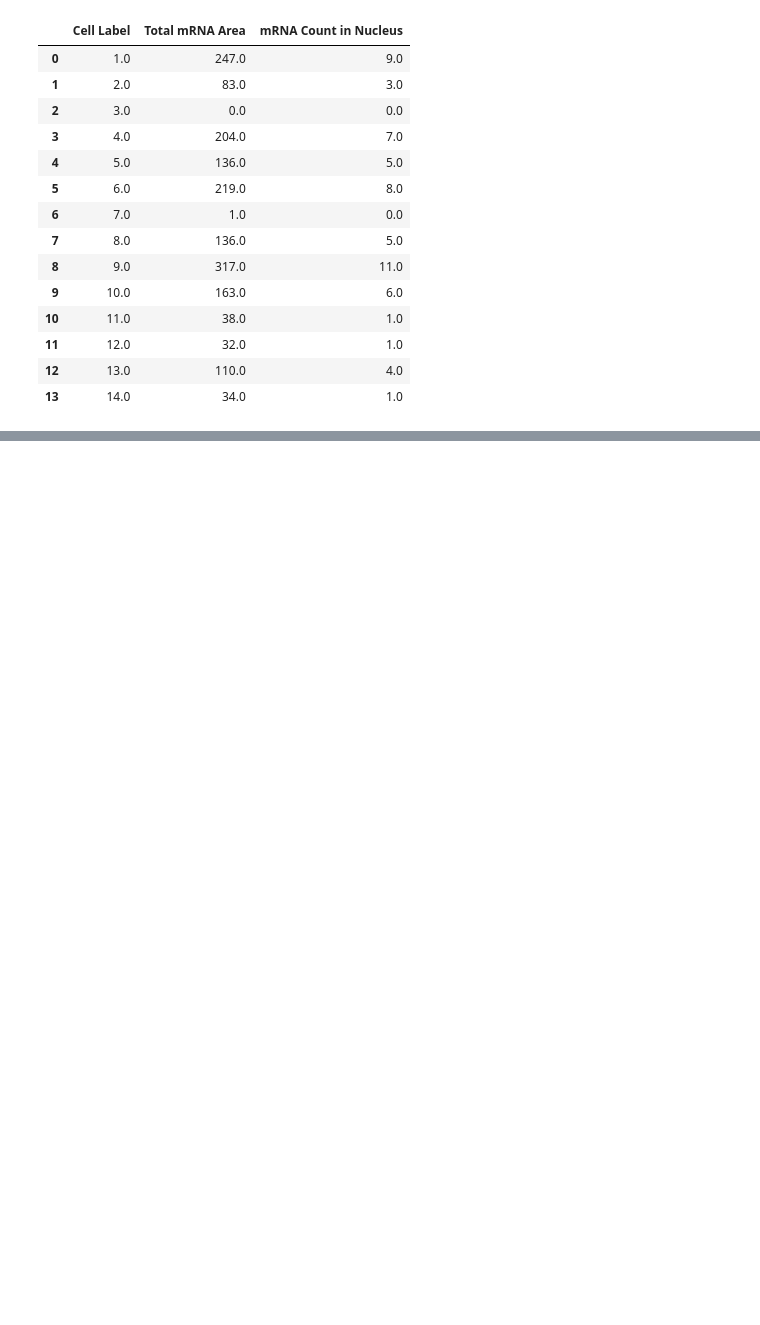
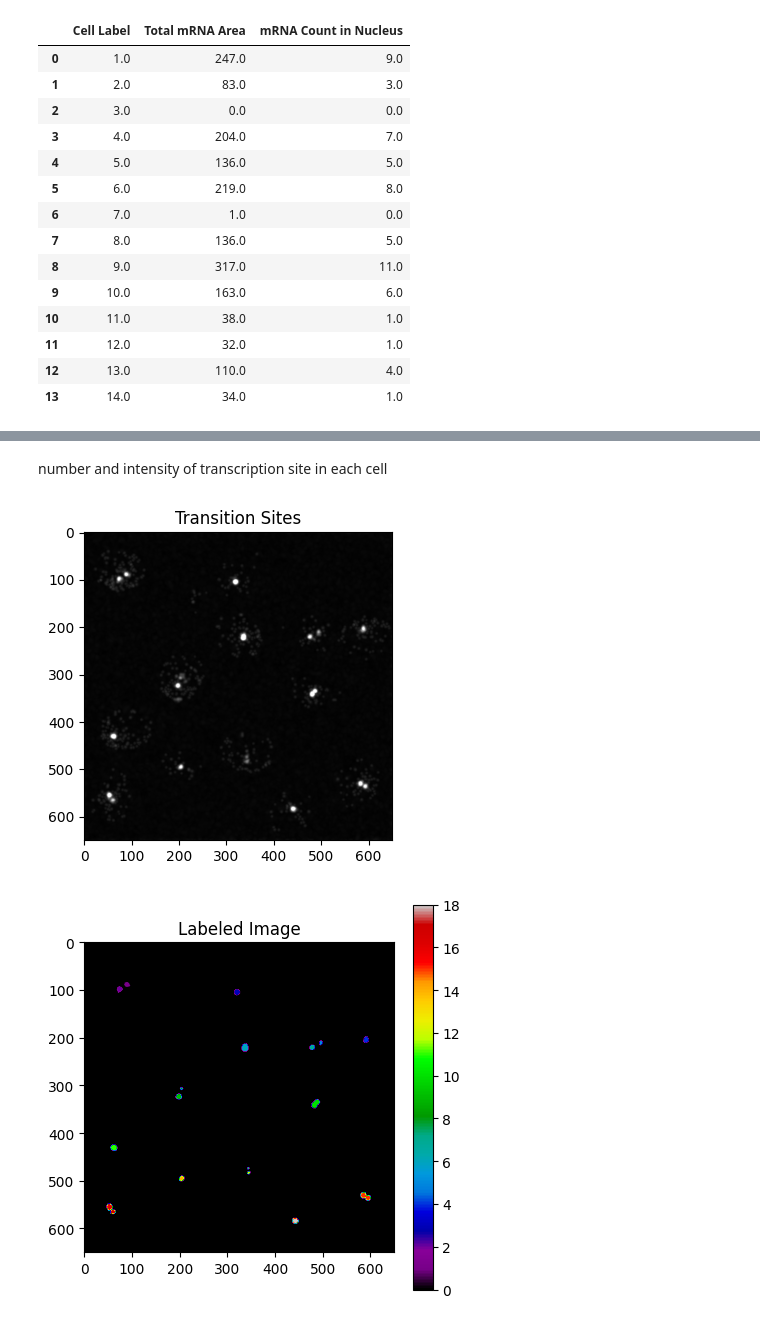
Before and after one commit to Munsky/UQbio2024_Team3, a Jupyter notebook: Codes/mRNA_identification.ipynb, the cells around one changed output, grey strips where cells are left out. Drawn from its saved outputs; the diff is of its cells as text; code cells hidden in the pictures; blank space fills up the shorter version.

```diff
--- a/Codes/mRNA_identification.ipynb
+++ b/Codes/mRNA_identification.ipynb
@@ -289 +242,27 @@ df_m_c
 | 13 | 14.0 | 84.0 | 3.0 |
+# %% [markdown]
+number and intensity of transcription site in each cell
+# %%
+trans_site = np.max(img[:, :, :, 2], axis=0)
+
+# Display the original image
+plt.figure(figsize=(4, 4))
+plt.imshow(trans_site, cmap='gray')
+plt.title('Transition Sites')
+plt.show()
+
+# Apply a threshold to segment the transition sites
+threshold = filters.threshold_otsu(trans_site)
+binary_trans = trans_site > threshold
+
+# Label connected components
+labeled_trans, num_labels = ndi.label(binary_trans)
+
+plt.figure(figsize=(5,5))
+plt.imshow(labeled_trans, cmap='nipy_spectral')
+plt.colorbar()
+plt.title('Labeled Image')
+plt.show()
+# %% [output]
+[figure, added]
+[figure, added]
```
Also changed, not shown: parts of 8 cells of this notebook.
